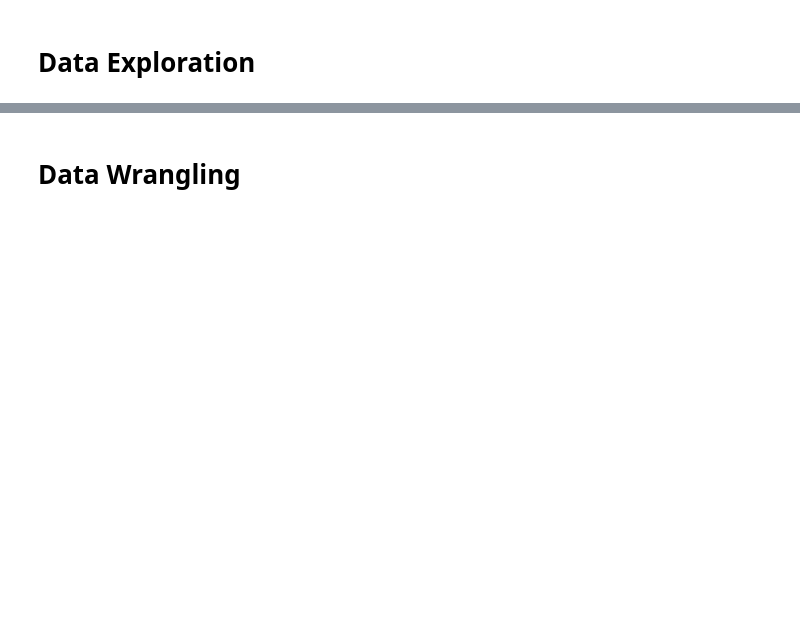
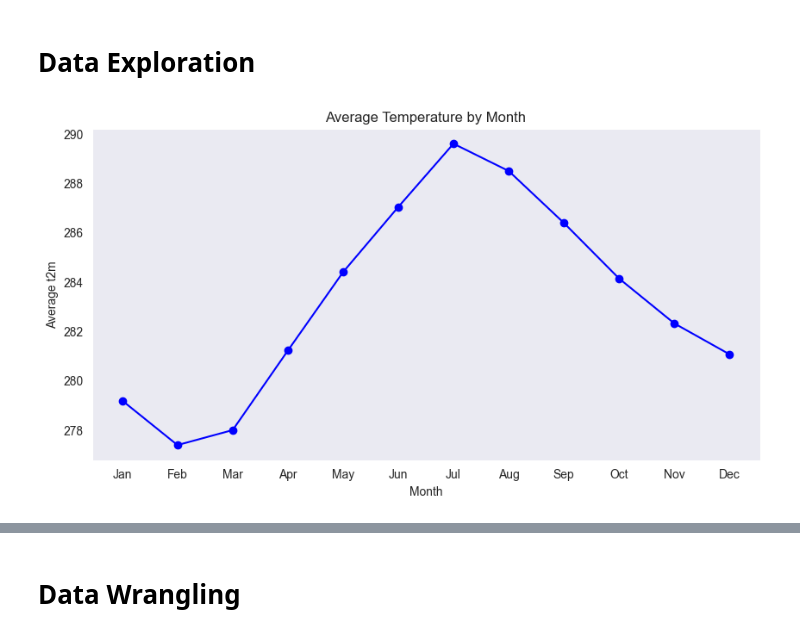
Before and after one commit to lukerooney7/ID5059-Group-Project, a Jupyter notebook: GroupNotebook.ipynb, the cells around one changed output, grey strips where cells are left out. Saved outputs shown, nothing was run; the diff lists cells and outputs as text; code cells hidden in the pictures; blank space fills up the shorter version.

```diff
--- a/GroupNotebook.ipynb
+++ b/GroupNotebook.ipynb
@@ -12,3 +30,27 @@ X_train = df.drop(columns=['t2m'])  # Features
 y_train = df['t2m']  # Labels (y will be a temperature in K)
 # %% [markdown]
 # Data Exploration
+# %%
+explore_df = df.copy(deep=True)
+# %%
+import pandas as pd
+import matplotlib.pyplot as plt
+
+# Convert 'valid_time' to datetime format
+explore_df['valid_time'] = pd.to_datetime(explore_df['valid_time'])
+
+# Extract month and calculate the average t2m
+explore_df['month'] = explore_df['valid_time'].dt.month
+monthly_avg_temp = explore_df.groupby('month')['t2m'].mean()
+
+# Plot the monthly average t2m
+plt.figure(figsize=(10, 5))
+plt.plot(monthly_avg_temp.index, monthly_avg_temp.values, marker='o', linestyle='-', color='b')
+plt.xlabel('Month')
+plt.ylabel('Average t2m')
+plt.title('Average Temperature by Month')
+plt.xticks(range(1, 13), ['Jan', 'Feb', 'Mar', 'Apr', 'May', 'Jun', 'Jul', 'Aug', 'Sep', 'Oct', 'Nov', 'Dec'])
+plt.grid()
+plt.show()
+# %% [output]
+[figure, added]
```
Also changed, not shown: parts of 9 cells of this notebook.
